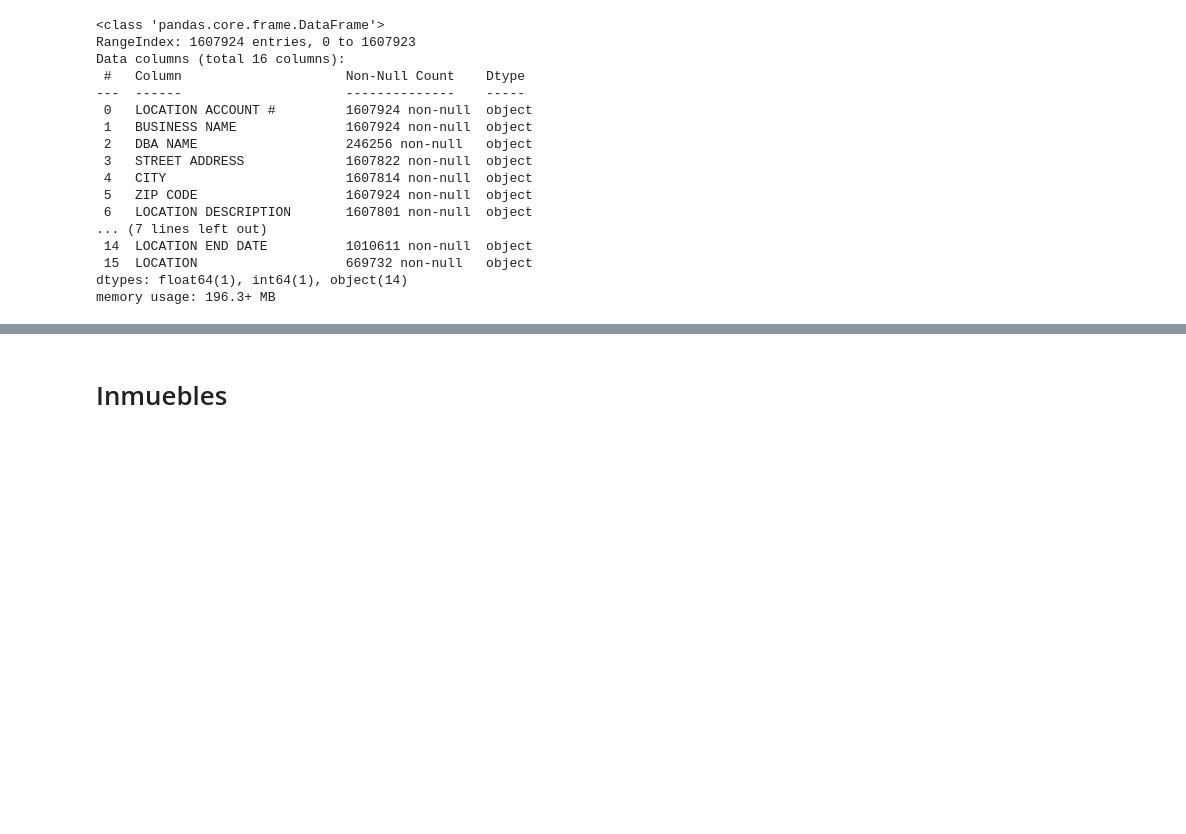
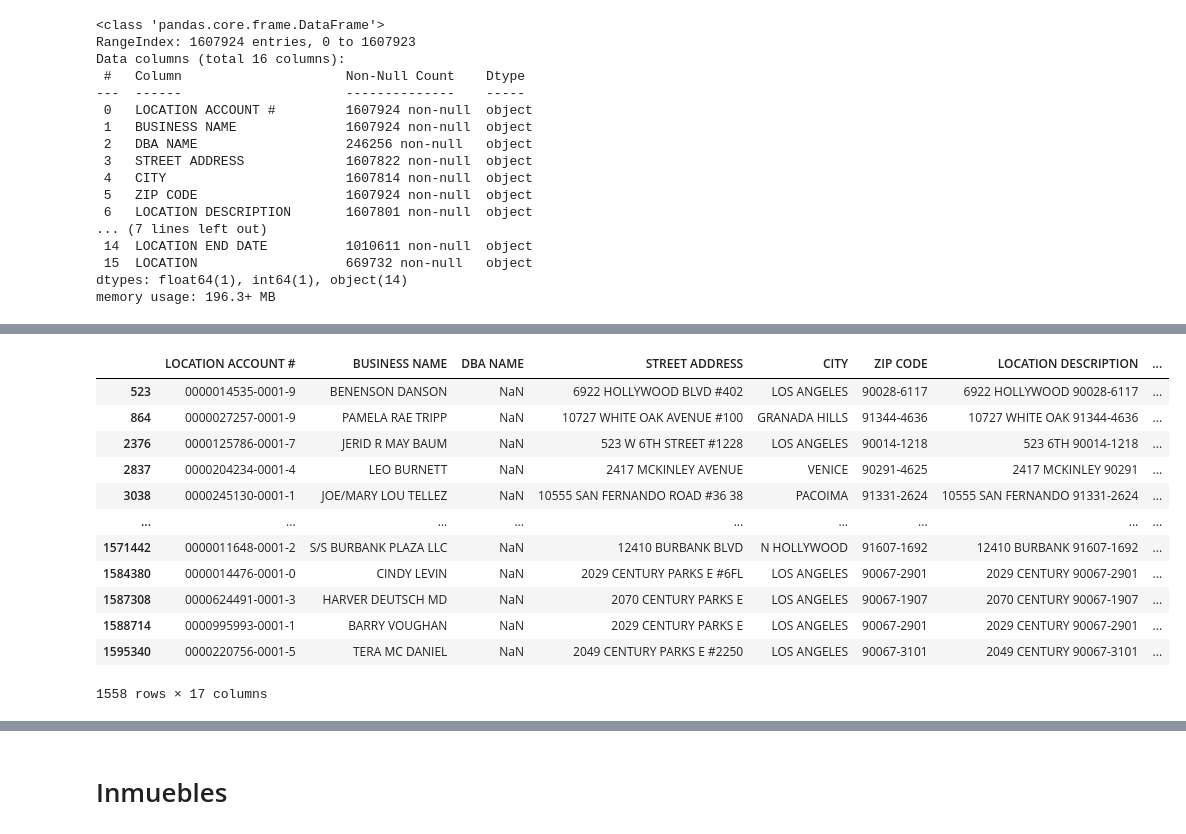
Before and after one commit to JavierFigueroa21/DataScience_KPI_Project, a Jupyter notebook: analisis_datos.ipynb, the cells around one changed output, grey strips where cells are left out. Cells and saved outputs as stored; diff of their text form; code cells hidden in the pictures; blank space fills up the shorter version.

```diff
--- a/analisis_datos.ipynb
+++ b/analisis_datos.ipynb
@@ -186,0 +261,18 @@ business_df.head(3)
+# %%
+mask = business_df["AGE"].isnull()
+
+business_df.loc[mask, :]
+# %% [output]
+|  | LOCATION ACCOUNT # | BUSINESS NAME | DBA NAME | STREET ADDRESS | CITY | ZIP CODE | LOCATION DESCRIPTION | ... |
+| 523 | 0000014535-0001-9 | BENENSON DANSON | NaN | 6922 HOLLYWOOD BLVD #402 | LOS ANGELES | 90028-6117 | 6922 HOLLYWOOD 90028-6117 | ... |
+| 864 | 0000027257-0001-9 | PAMELA RAE TRIPP | NaN | 10727 WHITE OAK AVENUE #100 | GRANADA HILLS | 91344-4636 | 10727 WHITE OAK 91344-4636 | ... |
+| 2376 | 0000125786-0001-7 | JERID R MAY BAUM | NaN | 523 W 6TH STREET #1228 | LOS ANGELES | 90014-1218 | 523 6TH 90014-1218 | ... |
+| 2837 | 0000204234-0001-4 | LEO BURNETT | NaN | 2417 MCKINLEY AVENUE | VENICE | 90291-4625 | 2417 MCKINLEY 90291 | ... |
+| 3038 | 0000245130-0001-1 | JOE/MARY LOU TELLEZ | NaN | 10555 SAN FERNANDO ROAD #36 38 | PACOIMA | 91331-2624 | 10555 SAN FERNANDO 91331-2624 | ... |
+| ... | ... | ... | ... | ... | ... | ... | ... | ... |
+| 1571442 | 0000011648-0001-2 | S/S BURBANK PLAZA LLC | NaN | 12410 BURBANK BLVD | N HOLLYWOOD | 91607-1692 | 12410 BURBANK 91607-1692 | ... |
+| 1584380 | 0000014476-0001-0 | CINDY LEVIN | NaN | 2029 CENTURY PARKS E #6FL | LOS ANGELES | 90067-2901 | 2029 CENTURY 90067-2901 | ... |
+| 1587308 | 0000624491-0001-3 | HARVER DEUTSCH MD | NaN | 2070 CENTURY PARKS E | LOS ANGELES | 90067-1907 | 2070 CENTURY 90067-1907 | ... |
+| 1588714 | 0000995993-0001-1 | BARRY VOUGHAN | NaN | 2029 CENTURY PARKS E | LOS ANGELES | 90067-2901 | 2029 CENTURY 90067-2901 | ... |
+| 1595340 | 0000220756-0001-5 | TERA MC DANIEL | NaN | 2049 CENTURY PARKS E #2250 | LOS ANGELES | 90067-3101 | 2049 CENTURY 90067-3101 | ... |
+1558 rows × 17 columns
```
Also changed, not shown: parts of 54 cells of this notebook, 1 other file.
